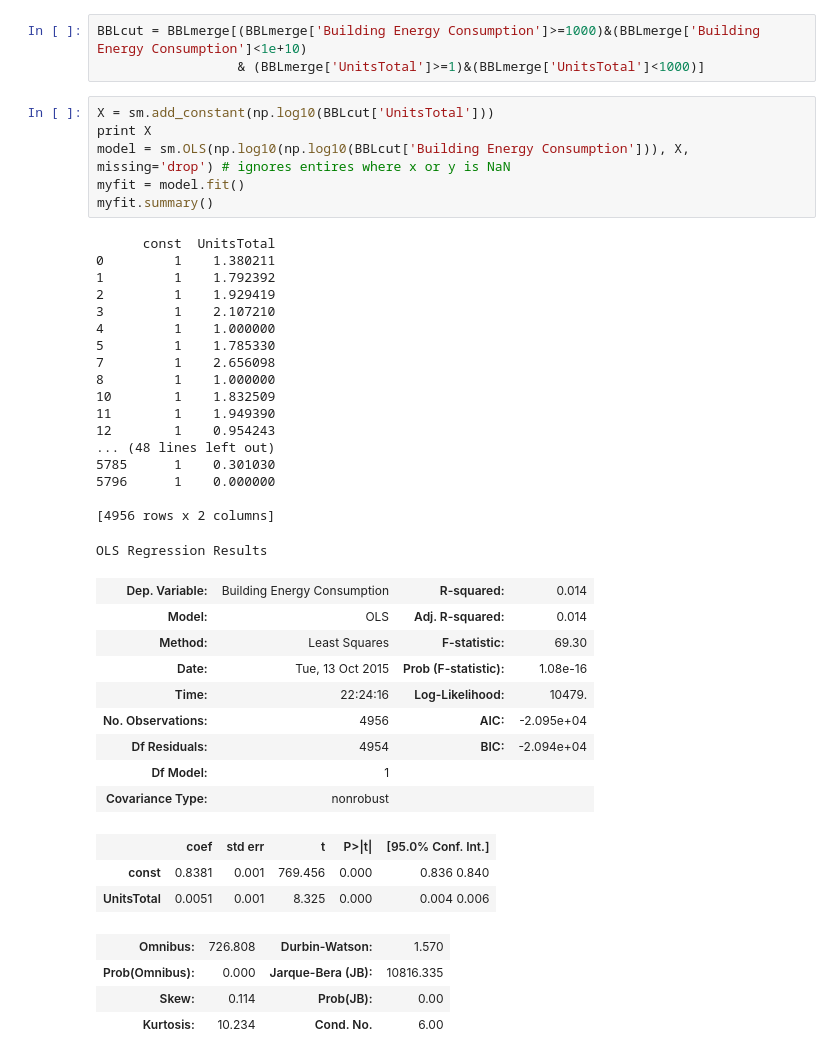
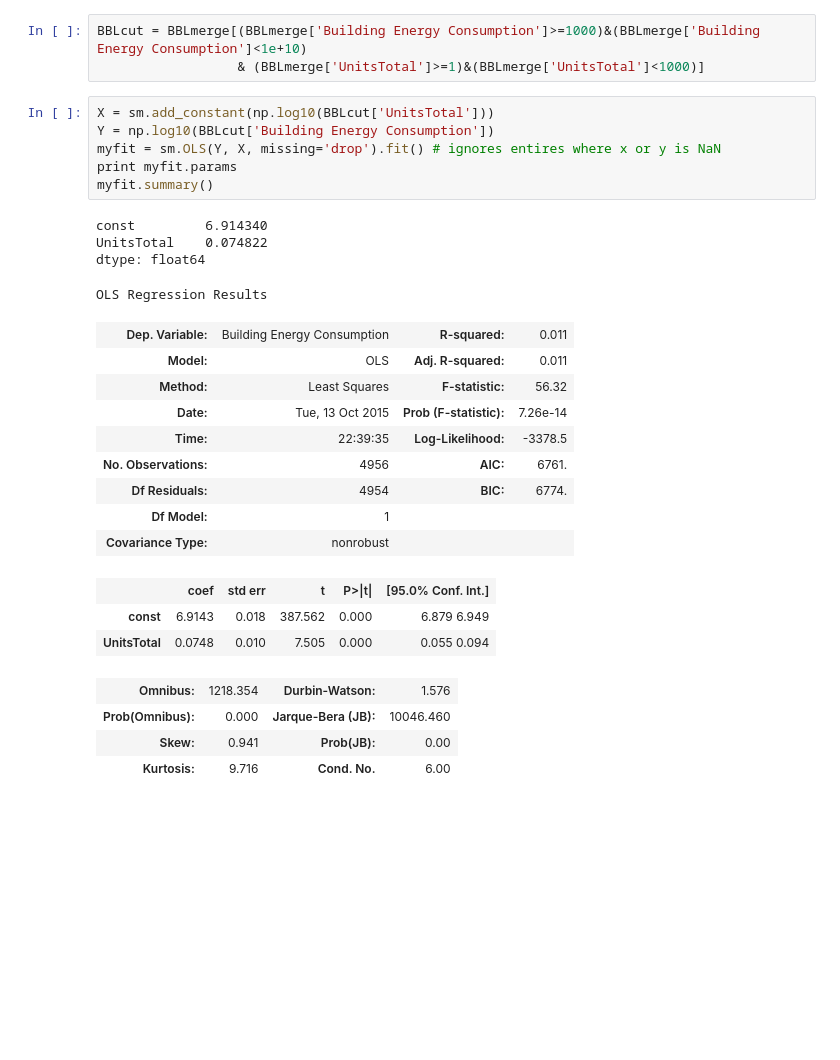
Before and after one commit to Elixeus/PUI2015_xwang, a Jupyter notebook: HW5/assignment5_1XiaWang.ipynb, the cells around one changed output. Drawn from its saved outputs; the diff is of its cells as text; blank space fills up the shorter version.

```diff
--- a/HW5/assignment5_1XiaWang.ipynb
+++ b/HW5/assignment5_1XiaWang.ipynb
@@ -139,42 +139,28 @@ BBLcut = BBLmerge[(BBLmerge['Building Energy Consumption']>=1000)&(BBLmerge['Bui
                   & (BBLmerge['UnitsTotal']>=1)&(BBLmerge['UnitsTotal']<1000)]
 # %%
 X = sm.add_constant(np.log10(BBLcut['UnitsTotal']))
-print X
-model = sm.OLS(np.log10(np.log10(BBLcut['Building Energy Consumption'])), X, missing='drop') # ignores entires where x or y is NaN
-myfit = model.fit()
+Y = np.log10(BBLcut['Building Energy Consumption'])
+myfit = sm.OLS(Y, X, missing='drop').fit() # ignores entires where x or y is NaN
+print myfit.params
 myfit.summary()
 # %% [output]
-      const  UnitsTotal
-0         1    1.380211
-1         1    1.792392
-2         1    1.929419
-3         1    2.107210
-4         1    1.000000
-5         1    1.785330
-7         1    2.656098
-8         1    1.000000
-10        1    1.832509
-11        1    1.949390
-12        1    0.954243
-... (48 lines left out)
-5785      1    0.301030
-5796      1    0.000000
-
-[4956 rows x 2 columns]
+const         6.914340
+UnitsTotal    0.074822
+dtype: float64
 OLS Regression Results
-| Dep. Variable: | Building Energy Consumption | R-squared: | 0.014 |
-| Model: | OLS | Adj. R-squared: | 0.014 |
-| Method: | Least Squares | F-statistic: | 69.30 |
-| Date: | Tue, 13 Oct 2015 | Prob (F-statistic): | 1.08e-16 |
-| Time: | 22:24:16 | Log-Likelihood: | 10479. |
-| No. Observations: | 4956 | AIC: | -2.095e+04 |
-| Df Residuals: | 4954 | BIC: | -2.094e+04 |
+| Dep. Variable: | Building Energy Consumption | R-squared: | 0.011 |
+| Model: | OLS | Adj. R-squared: | 0.011 |
+| Method: | Least Squares | F-statistic: | 56.32 |
+| Date: | Tue, 13 Oct 2015 | Prob (F-statistic): | 7.26e-14 |
+| Time: | 22:39:35 | Log-Likelihood: | -3378.5 |
+| No. Observations: | 4956 | AIC: | 6761. |
+| Df Residuals: | 4954 | BIC: | 6774. |
 | Df Model: | 1 |  |  |
 | Covariance Type: | nonrobust |  |  |
 |  | coef | std err | t | P>|t| | [95.0% Conf. Int.] |
-| const | 0.8381 | 0.001 | 769.456 | 0.000 | 0.836 0.840 |
-| UnitsTotal | 0.0051 | 0.001 | 8.325 | 0.000 | 0.004 0.006 |
+| const | 6.9143 | 0.018 | 387.562 | 0.000 | 6.879 6.949 |
+| UnitsTotal | 0.0748 | 0.010 | 7.505 | 0.000 | 0.055 0.094 |
-| Omnibus: | 726.808 | Durbin-Watson: | 1.570 |
-| Prob(Omnibus): | 0.000 | Jarque-Bera (JB): | 10816.335 |
-| Skew: | 0.114 | Prob(JB): | 0.00 |
-| Kurtosis: | 10.234 | Cond. No. | 6.00 |
+| Omnibus: | 1218.354 | Durbin-Watson: | 1.576 |
+| Prob(Omnibus): | 0.000 | Jarque-Bera (JB): | 10046.460 |
+| Skew: | 0.941 | Prob(JB): | 0.00 |
+| Kurtosis: | 9.716 | Cond. No. | 6.00 |
```
Also changed, not shown: parts of 3 cells of this notebook.
